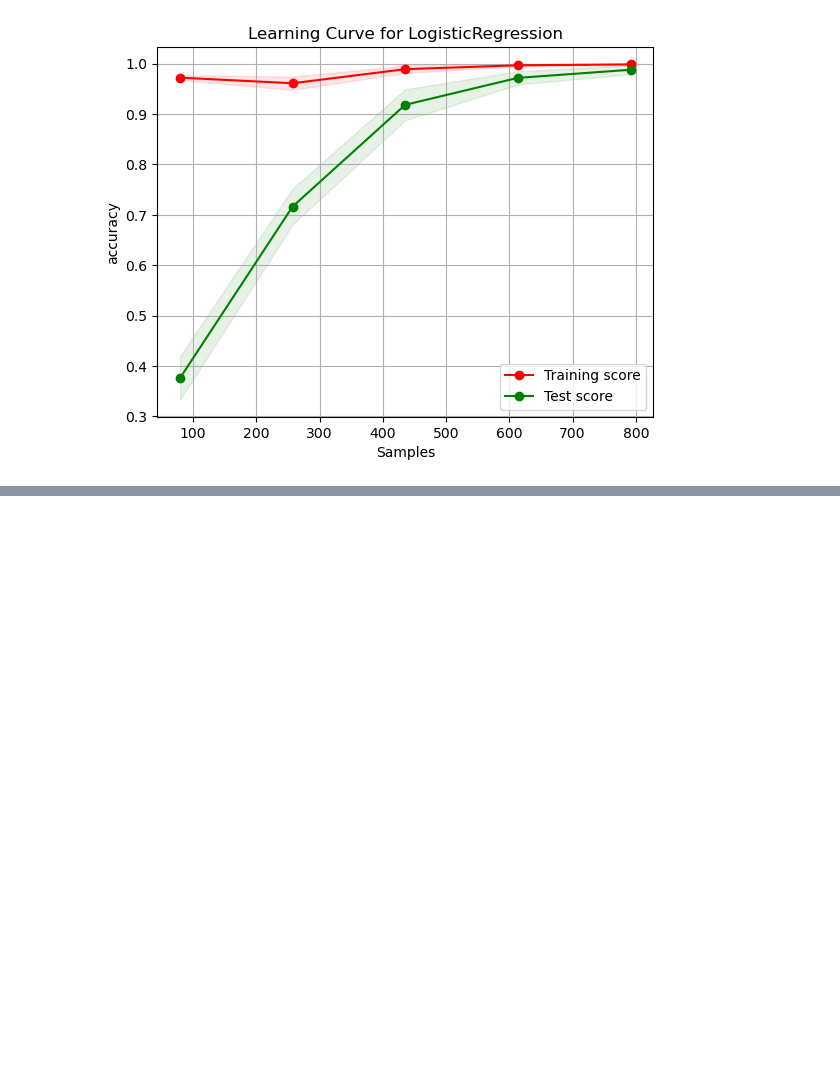
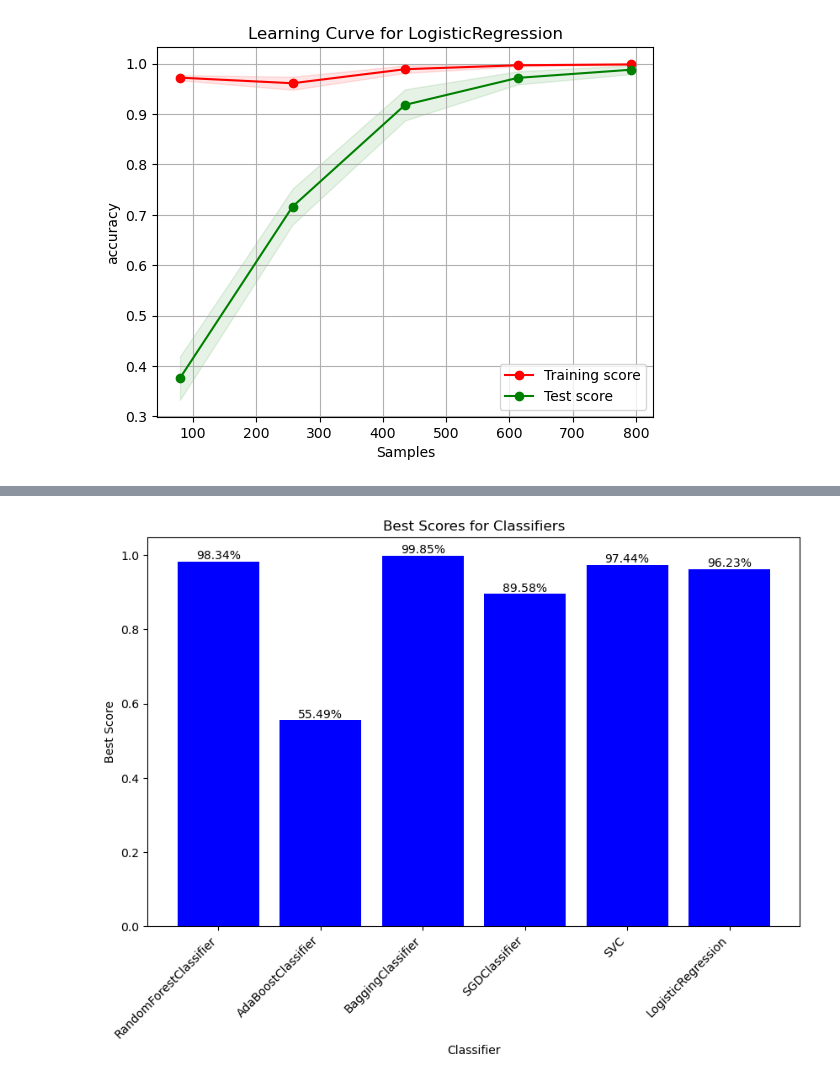
Before and after one commit to jinan02/projet_IFT712, a Jupyter notebook: projet_ift712/projet.ipynb, the cells around one changed output, grey strips where cells are left out. Saved outputs shown, nothing was run; the diff lists cells and outputs as text; code cells hidden in the pictures; blank space fills up the shorter version.

```diff
--- a/projet_ift712/projet.ipynb
+++ b/projet_ift712/projet.ipynb
@@ -177,0 +184,3 @@ EvR.plot_learning_curve(X, y, six_classifiers)
+# %%
+new_df = Pd.PCA(data,40)
+new_df
@@ -177,0 +201,5 @@ EvR.plot_learning_curve(X, y, six_classifiers)
+# %%
+import pandas as pd
+df_normalized = Pd.normalize_data(new_df.iloc[:, :-1], new_df.iloc[:, :-1].columns)
+data = pd.concat([df_normalized, new_df['species']], axis=1)
+data
@@ -177,0 +220,2 @@ EvR.plot_learning_curve(X, y, six_classifiers)
+# %%
+X_train, X_test, y_train, y_test = Pd.Split_data(data, 'species')
@@ -177,0 +271,5 @@ EvR.plot_learning_curve(X, y, six_classifiers)
+# %%
+Cd = Classify_Data()
+classifiers = Cd.get_classifiers(six_classifiers)
+
+trained_classifiers, best_scores, best_estimators = Cd.train_classifier(X_train, y_train, classifiers)
@@ -177,0 +291,5 @@ EvR.plot_learning_curve(X, y, six_classifiers)
+# %%
+EvR = Visualize_Results()
+EvR.plot_training_scores(best_scores, six_classifiers)
+# %% [output]
+[figure, added]
```
Also changed, not shown: parts of 8 cells of this notebook, 2 other files.
